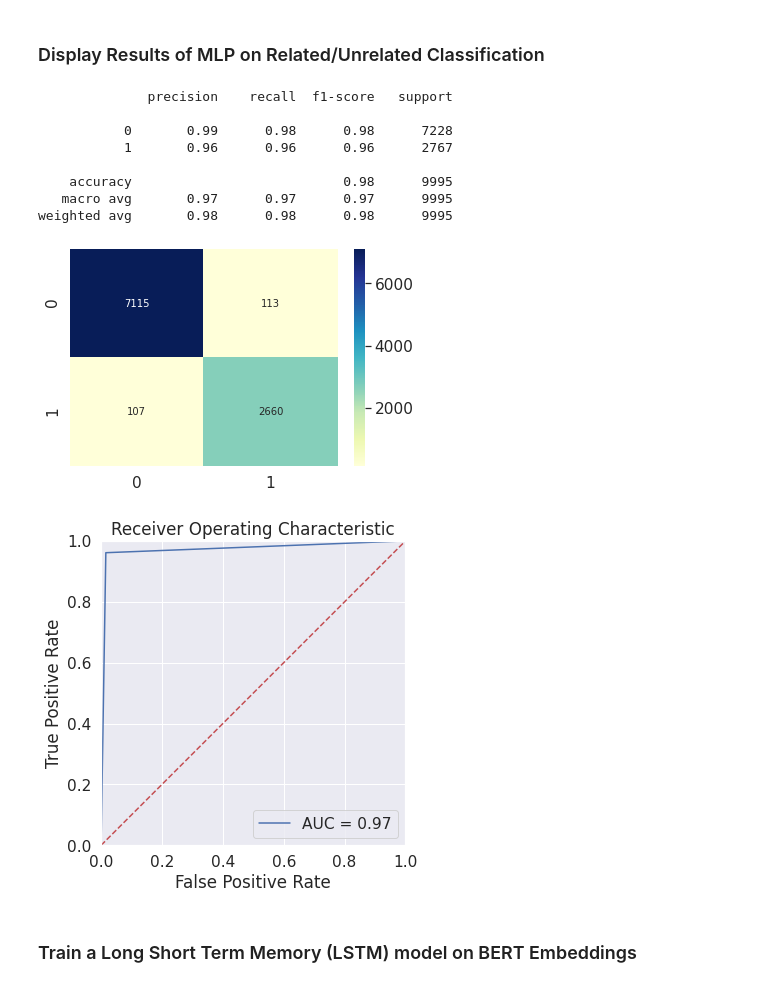
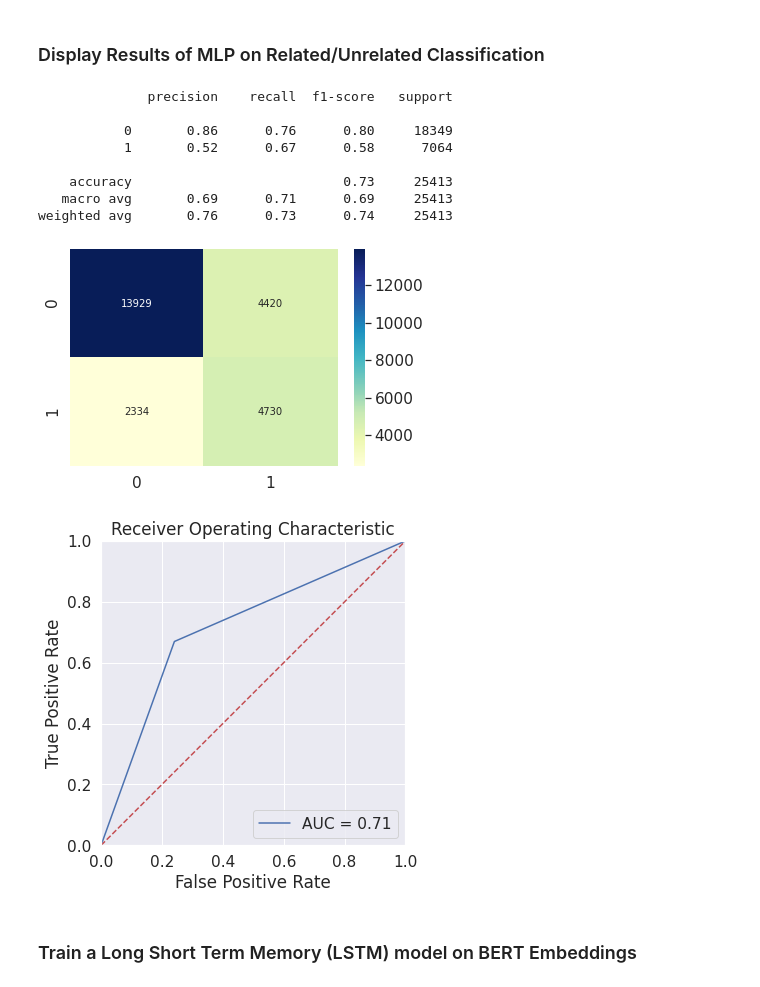
Before and after one commit to FaiZaman/Fake-News-Detection-with-Natural-Language-Processing, a Jupyter notebook: Fake_News_Challenge_Classifier.ipynb, the cells around one changed output. Saved outputs shown, nothing was run; the diff lists cells and outputs as text; code cells hidden in the pictures.

```diff
--- a/Fake_News_Challenge_Classifier.ipynb
+++ b/Fake_News_Challenge_Classifier.ipynb
@@ -120,14 +122,10 @@ train_total_data.sample(10)
 train_input_columns = train_total_data[['Headline', 'articleBody']]
 test_input_columns = test_total_data[['Headline', 'articleBody']]
 target = 'Relevance'
-#X_train, X_val, y_train, y_val = train_test_split(train_input_columns, train_total_data[target].values, test_size=0.20, random_state=0)
-
-train_total_data = train_total_data.sample(frac=1)
-X_train = train_total_data[['Headline', 'articleBody']]
-y_train = train_total_data[['Relevance']].to_numpy()
+X_train, X_val, y_train, y_val = train_test_split(train_input_columns, train_total_data[target].values, test_size=0.20, random_state=0)
 
 X_test = test_total_data[['Headline', 'articleBody']]
-y_test = test_total_data[['Relevance']].to_numpy()
+y_test = test_total_data[['Relevance']].to_numpy().ravel()
 
 # check the size of our datasets
 print('Size of training set:', X_train.shape)
@@ -195,9 +193,9 @@ preprocessor = FeatureUnion(transformer_list=[('headline', headline_pipe),
 
 # fit transform and print data
 tfidf_train = preprocessor.fit_transform(X_train).todense()
-#tfidf_val = preprocessor.transform(X_val).todense()
+tfidf_val = preprocessor.transform(X_val).todense()
 tfidf_test = preprocessor.transform(X_test).todense()
-print('Train size: ', tfidf_train.shape)
-#print('Val size: ', tfidf_val.shape)
-print('Test size:', tfidf_test.shape)
+print('Train size:', tfidf_train.shape)
+print('Val size:  ', tfidf_val.shape)
+print('Test size: ', tfidf_test.shape)
 # %% [output]
@@ -383,7 +392,8 @@ weighted avg       0.90      0.90      0.89      9995
 #### Define the MLP
 # %%
 tfidf_MLP = Sequential()
-tfidf_MLP.add(Dense(64, activation='relu', input_dim=400))
+tfidf_MLP.add(Dense(256, activation='relu', input_dim=1000))
+tfidf_MLP.add(Dense(128, activation='relu'))
 tfidf_MLP.add(Dense(64, activation='relu'))
 tfidf_MLP.add(Dense(1, activation='sigmoid'))
 tfidf_MLP.compile(optimizer='adam',
@@ -411,7 +423,6 @@ None
 # %%
 batch_size = 32
 tfidf_MLP.fit(tfidf_train, y_train, batch_size=batch_size,
-        epochs=10, validation_data=(tfidf_val, y_val),
-        steps_per_epoch=tfidf_train.shape[0]/batch_size)
+        epochs=10, validation_data=(tfidf_val, y_val))
 # %% [output]
 Epoch 1/10
@@ -438,19 +449,19 @@ Epoch 10/10
 # %% [markdown]
 ### Display Results of MLP on Related/Unrelated Classification
 # %%
-y_pred = (tfidf_MLP.predict(tfidf_val) > 0.5).astype("int32")
-display_results(y_pred, y_val)
+y_pred = (tfidf_MLP.predict(tfidf_test) > 0.5).astype("int32")
+display_results(y_pred, y_test)
 # %% [output]
               precision    recall  f1-score   support
 
-           0       0.99      0.98      0.98      7228
-           1       0.96      0.96      0.96      2767
+           0       0.86      0.76      0.80     18349
+           1       0.52      0.67      0.58      7064
 
-    accuracy                           0.98      9995
-   macro avg       0.97      0.97      0.97      9995
-weighted avg       0.98      0.98      0.98      9995
+    accuracy                           0.73     25413
+   macro avg       0.69      0.71      0.69     25413
+weighted avg       0.76      0.73      0.74     25413
-[figure, old version]
+[figure, new version]
-[figure, old version]
+[figure, new version]
 # %% [markdown]
 ### Train a Long Short Term Memory (LSTM) model on BERT Embeddings
 # %%
```
Also changed, not shown: parts of 17 cells of this notebook.
